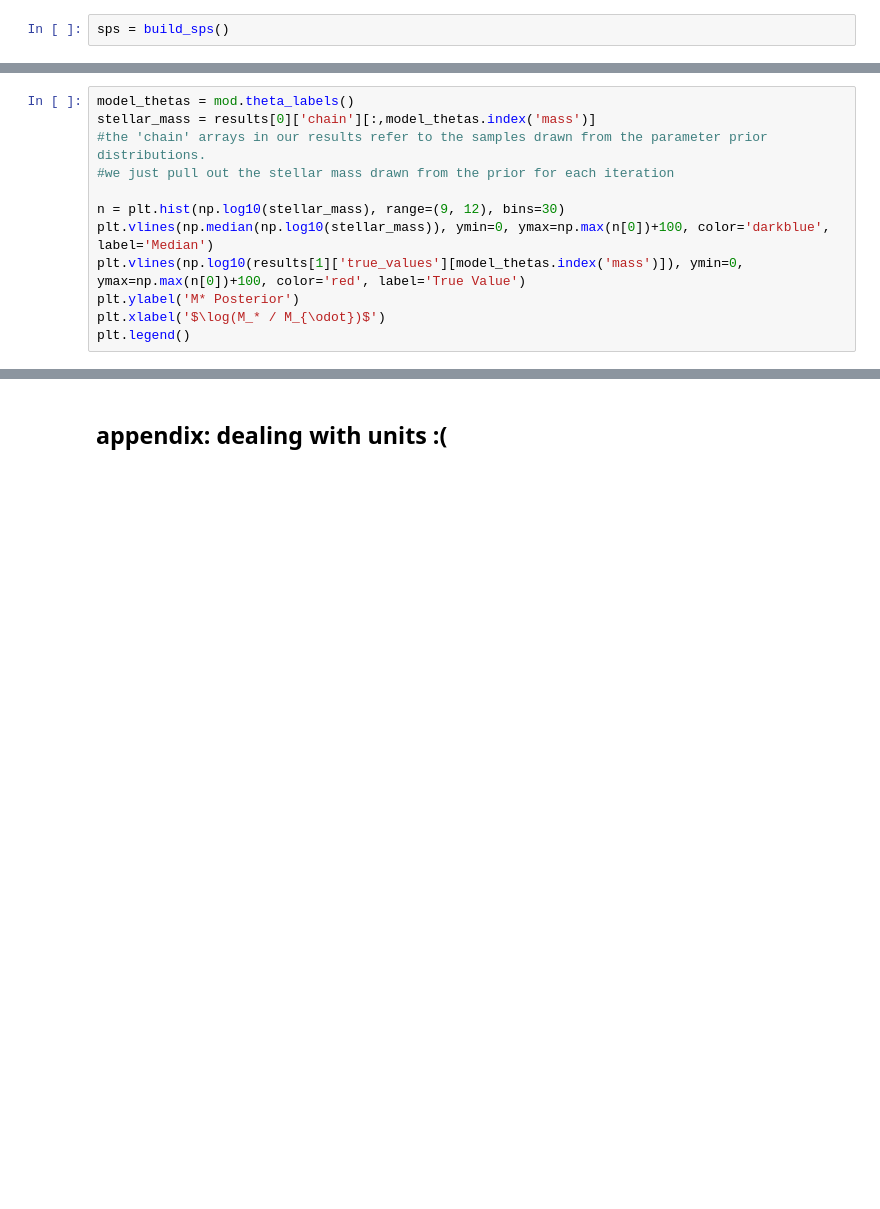
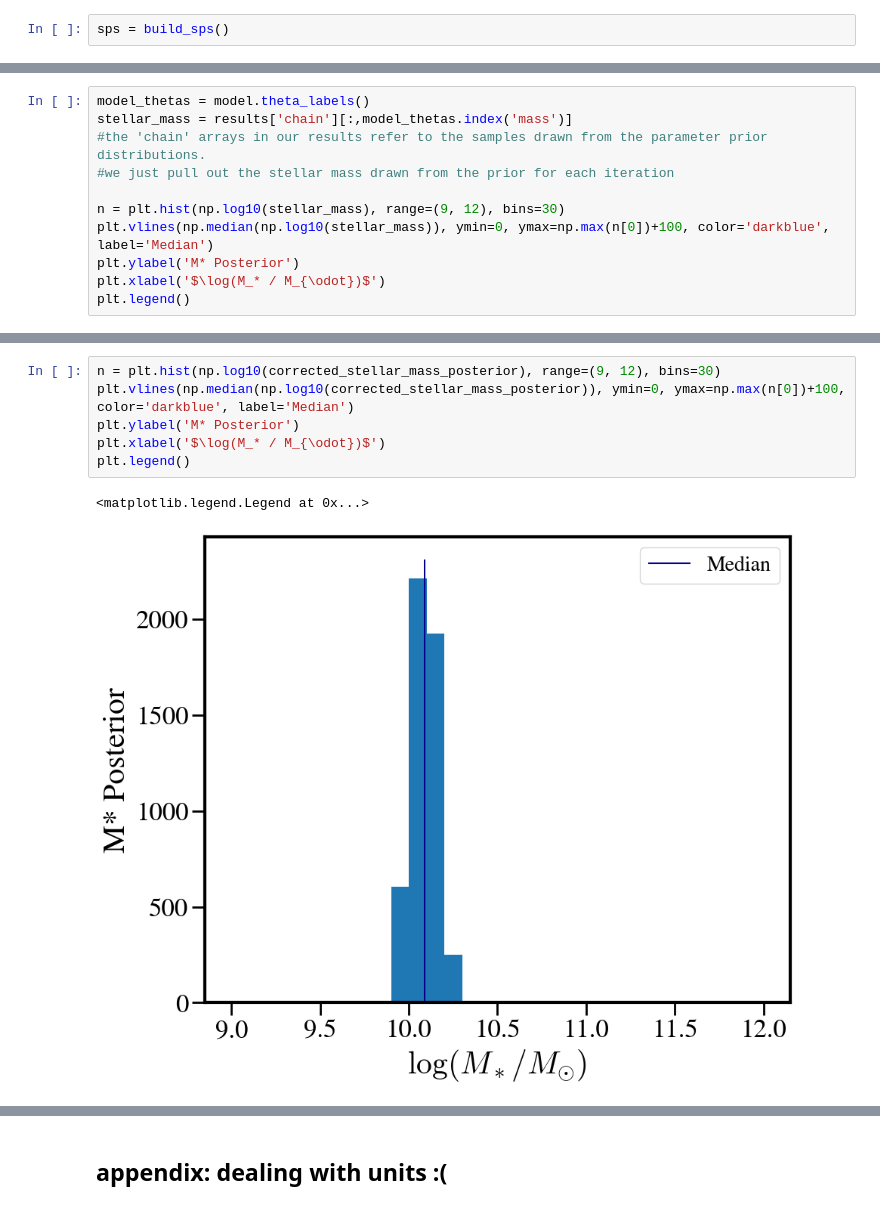
Before and after one commit to smlower/prospector_tutorial, a Jupyter notebook: tutorial.ipynb, the cells around one changed output, grey strips where cells are left out. Saved outputs shown, nothing was run; the diff lists cells and outputs as text; blank space fills up the shorter version.

```diff
--- a/tutorial.ipynb
+++ b/tutorial.ipynb
@@ -268,14 +288,13 @@ Right off the bat, we can see that our stellar mass is pretty well constrained a
 
 Let's take a closer look at the posterior distribution for the stellar mass:
 # %%
-model_thetas = mod.theta_labels()
-stellar_mass = results[0]['chain'][:,model_thetas.index('mass')]
+model_thetas = model.theta_labels()
+stellar_mass = results['chain'][:,model_thetas.index('mass')]
 #the 'chain' arrays in our results refer to the samples drawn from the parameter prior distributions.
 #we just pull out the stellar mass drawn from the prior for each iteration
 
 n = plt.hist(np.log10(stellar_mass), range=(9, 12), bins=30)
 plt.vlines(np.median(np.log10(stellar_mass)), ymin=0, ymax=np.max(n[0])+100, color='darkblue', label='Median')
-plt.vlines(np.log10(results[1]['true_values'][model_thetas.index('mass')]), ymin=0, ymax=np.max(n[0])+100, color='red', label='True Value')
 plt.ylabel('M* Posterior')
 plt.xlabel('$\log(M_* / M_{\odot})$')
 plt.legend()
@@ -298,0 +334,9 @@ for i in tqdm(range(len(results[0]['chain']))):
+# %%
+n = plt.hist(np.log10(corrected_stellar_mass_posterior), range=(9, 12), bins=30)
+plt.vlines(np.median(np.log10(corrected_stellar_mass_posterior)), ymin=0, ymax=np.max(n[0])+100, color='darkblue', label='Median')
+plt.ylabel('M* Posterior')
+plt.xlabel('$\log(M_* / M_{\odot})$')
+plt.legend()
+# %% [output]
+<matplotlib.legend.Legend at 0x...>
+[figure, added]
```
Also changed, not shown: parts of 62 cells of this notebook, 11 other files.
